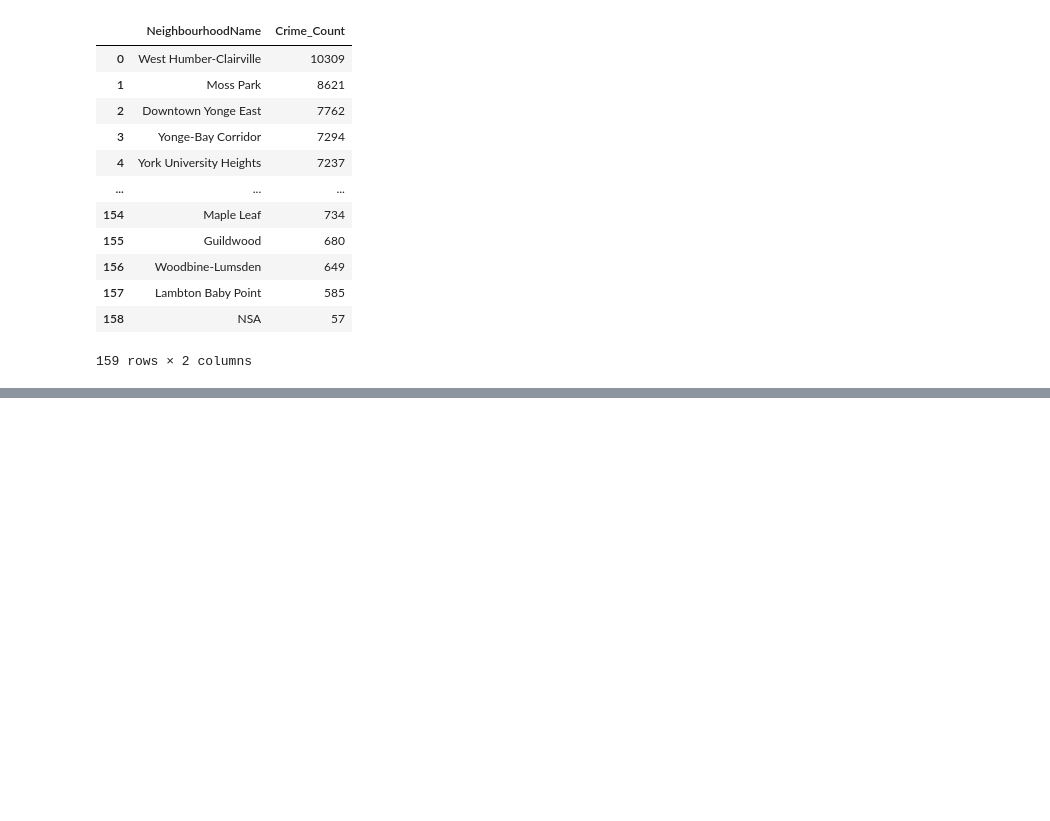
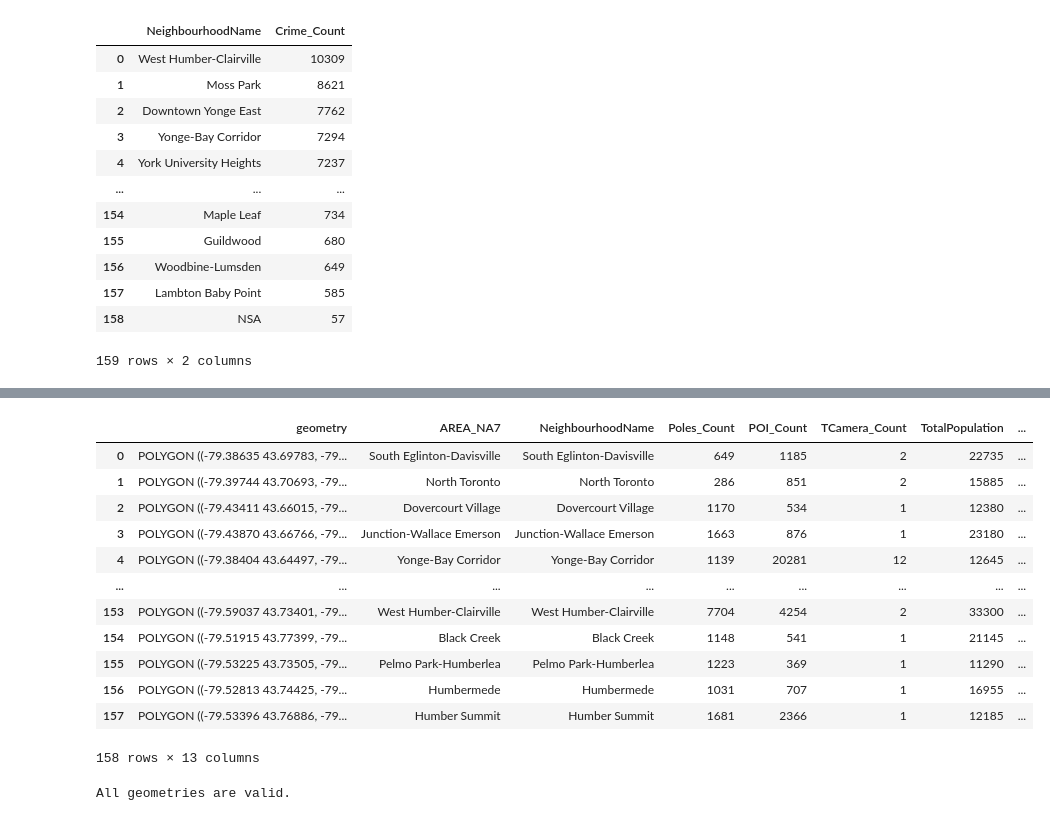
Before and after one commit to rentruong/ENGO645_TorontoCrimeAnalysis, a Jupyter notebook: TorontoCrimeSpatialAutocorrelation.ipynb, the cells around one changed output, grey strips where cells are left out. Cells and saved outputs as stored; diff of their text form; code cells hidden in the pictures; blank space fills up the shorter version.

Commit message:
Fixed neighbourhood file.

```diff
--- a/TorontoCrimeSpatialAutocorrelation.ipynb
+++ b/TorontoCrimeSpatialAutocorrelation.ipynb
@@ -1,7 +1,7 @@
 # %%
 # set workspace
-WhoIsWorking = "AI"
-WorkLocation = "Home"
+WhoIsWorking = "RT"
+WorkLocation = "School"
 
 if WhoIsWorking == "RT":
     if WorkLocation == "Home":
@@ -101,0 +105,13 @@ memory usage: 17.3+ KB
+# %%
+# Check Neighbourhood File
+# Load the Neighbourhood file
+Neighbourhood_file = os.path.join(folder_path, "Neighbourhood_Cleaned.csv")
+Neighbourhood_data = pd.read_csv(Neighbourhood_file)
+
+# Drop the 'geometry' column
+if 'geometry' in Neighbourhood_data.columns:
+    Neighbourhood_data.drop(columns=['geometry'], inplace=True)
+else:
+    print("Column 'geometry' not found in the DataFrame.")
+
+Neighbourhood_data
@@ -101,0 +133,9 @@ memory usage: 17.3+ KB
+# %%
+# Load the Neighbourhood shop
+NeighbourhoodBoundary_SHP = os.path.join(folder_path, "Neighbourhoods.shp")
+Neighbourhood_SHP = gpd.read_file(NeighbourhoodBoundary_SHP)
+
+# Drop all fields except geometry from Neighbourhood_SHP
+Neighbourhood_SHP = Neighbourhood_SHP[['geometry', 'AREA_NA7']]
+
+Neighbourhood_SHP
@@ -101,0 +156,29 @@ memory usage: 17.3+ KB
+# %%
+# Join the CSV to the shapefile using 'NeighbourhoodName' from CSV and 'AREA_NA7' from shapefile
+joined_data = Neighbourhood_SHP.merge(Neighbourhood_data, left_on='AREA_NA7', right_on='NeighbourhoodName', how='right')
+
+joined_data
+# %% [output]
+|  | geometry | AREA_NA7 | NeighbourhoodName | Poles_Count | POI_Count | TCamera_Count | TotalPopulation | ... |
+| 0 | POLYGON ((-79.38635 43.69783, -79... | South Eglinton-Davisville | South Eglinton-Davisville | 649 | 1185 | 2 | 22735 | ... |
+| 1 | POLYGON ((-79.39744 43.70693, -79... | North Toronto | North Toronto | 286 | 851 | 2 | 15885 | ... |
+| 2 | POLYGON ((-79.43411 43.66015, -79... | Dovercourt Village | Dovercourt Village | 1170 | 534 | 1 | 12380 | ... |
+| 3 | POLYGON ((-79.43870 43.66766, -79... | Junction-Wallace Emerson | Junction-Wallace Emerson | 1663 | 876 | 1 | 23180 | ... |
+| 4 | POLYGON ((-79.38404 43.64497, -79... | Yonge-Bay Corridor | Yonge-Bay Corridor | 1139 | 20281 | 12 | 12645 | ... |
+| ... | ... | ... | ... | ... | ... | ... | ... | ... |
+| 153 | POLYGON ((-79.59037 43.73401, -79... | West Humber-Clairville | West Humber-Clairville | 7704 | 4254 | 2 | 33300 | ... |
+| 154 | POLYGON ((-79.51915 43.77399, -79... | Black Creek | Black Creek | 1148 | 541 | 1 | 21145 | ... |
+| 155 | POLYGON ((-79.53225 43.73505, -79... | Pelmo Park-Humberlea | Pelmo Park-Humberlea | 1223 | 369 | 1 | 11290 | ... |
+| 156 | POLYGON ((-79.52813 43.74425, -79... | Humbermede | Humbermede | 1031 | 707 | 1 | 16955 | ... |
+| 157 | POLYGON ((-79.53396 43.76886, -79... | Humber Summit | Humber Summit | 1681 | 2366 | 1 | 12185 | ... |
+158 rows × 13 columns
+# %%
+# Check if all geometries are valid
+all_valid = Neighbourhood_SHP.geometry.is_valid.all()
+
+if all_valid:
+    print("All geometries are valid.")
+else:
+    print("Some geometries are invalid.")
+# %% [output]
+All geometries are valid.
```
Also changed, not shown: parts of 9 cells of this notebook.
